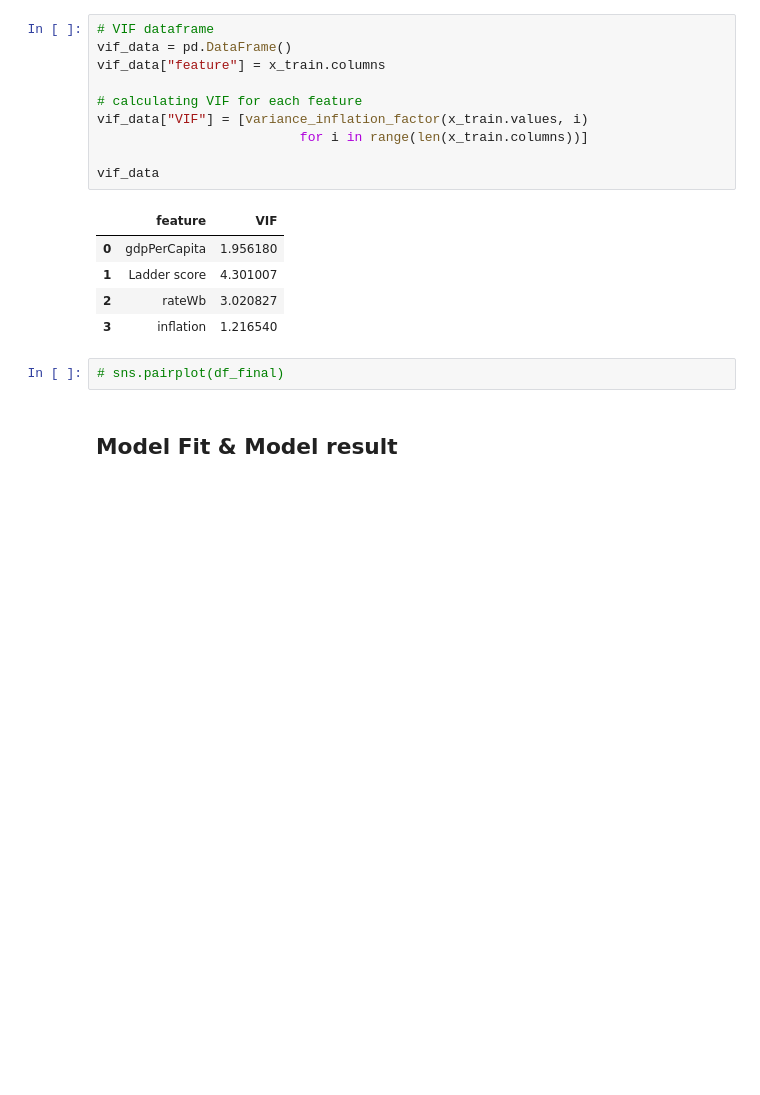
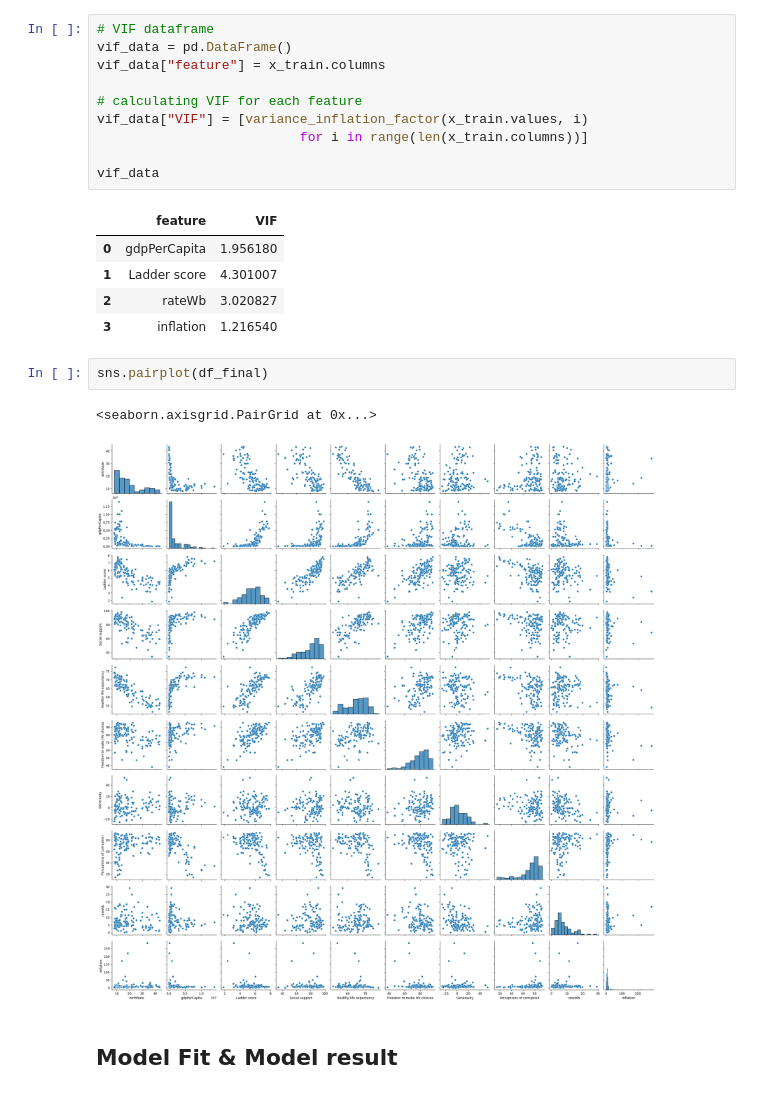
Before and after one commit to ngocmphan/global_birth_rate_analysis, a Jupyter notebook: birth_rate_analysis.ipynb, the cells around one changed output. Cells and saved outputs as stored; diff of their text form; blank space fills up the shorter version.

Commit message:
Added back pairplot

```diff
--- a/birth_rate_analysis.ipynb
+++ b/birth_rate_analysis.ipynb
@@ -98,7 +98,10 @@ vif_data
 | 2 | rateWb | 3.020827 |
 | 3 | inflation | 1.216540 |
 # %%
-# sns.pairplot(df_final)
+sns.pairplot(df_final)
+# %% [output]
+<seaborn.axisgrid.PairGrid at 0x...>
+[figure, added]
 # %% [markdown]
 ## Model Fit & Model result
 # %%
```
